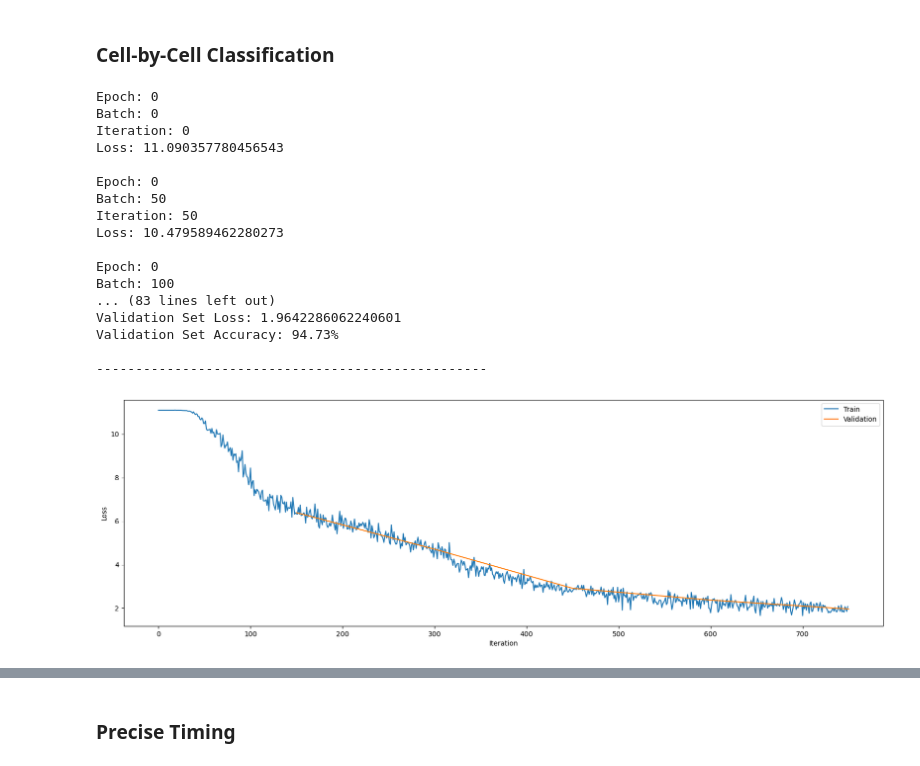
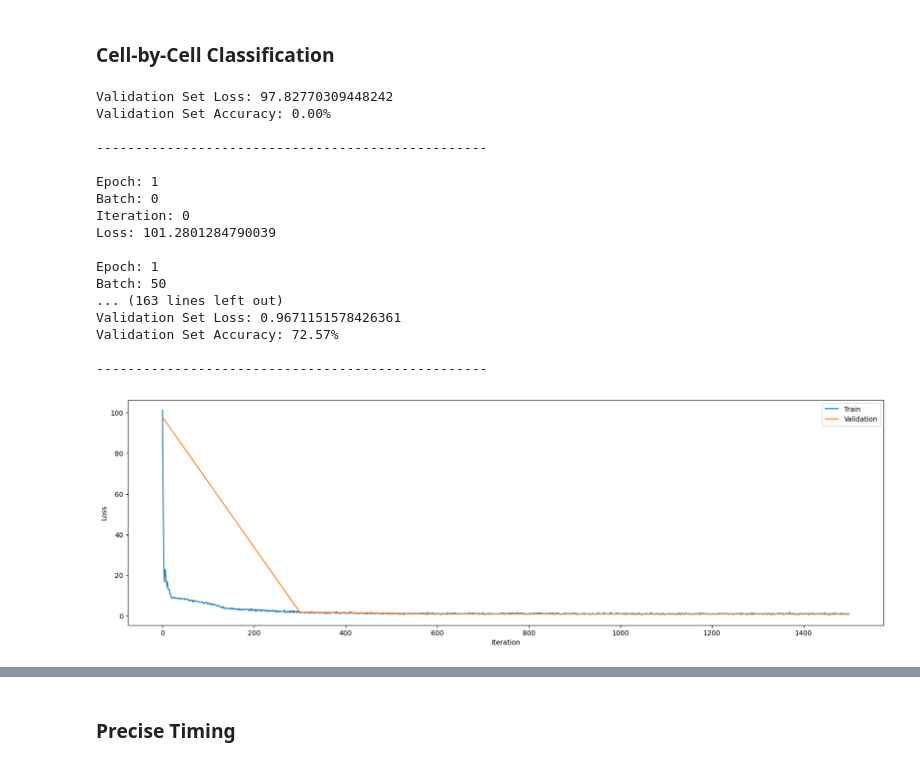
Before and after one commit to enlupi/SNN-MUC, a Jupyter notebook: SNN/SNN_Classifier.ipynb, the cells around one changed output, grey strips where cells are left out. Saved outputs shown, nothing was run; the diff lists cells and outputs as text; code cells hidden in the pictures.

```diff
--- a/SNN/SNN_Classifier.ipynb
+++ b/SNN/SNN_Classifier.ipynb
@@ -31,5 +36,5 @@ In this first simplified scenario, we will simulate events taken in a 4x4 cell m
 # %%
-n_evt = 15000
+n_evt = 30000
 n_evt_test = 3000
 n_evt_val = 3000
 
@@ -551,6 +709,6 @@ def accuracy_set(net, data_loader, loss_fn, accuracy_type, batch_size, timing, l
 # %%
 def train_net(net, train_loader, val_loader, num_epochs, loss_fn, optimizer, accuracy_type,
-              batch_size, linearise=True, timing=False, use_membrane=False):
+              num_steps, batch_size, linearise=True, timing=False, use_membrane=False):
 
     net.to(device)
 
@@ -559,6 +717,16 @@ def train_net(net, train_loader, val_loader, num_epochs, loss_fn, optimizer, acc
     acc_val_hist = []
 
     iter_counter = 0
+
+    # Validation
+    mean_loss_val, acc_val, _ = accuracy_set(net, val_loader, loss_fn, accuracy_type, num_steps,
+                                             batch_size, False, timing, linearise, use_membrane)
+
+    loss_val_hist.append(mean_loss_val)
+    acc_val_hist.append(acc_val)
+    print(f"Validation Set Loss: {mean_loss_val}")
+    print(f"Validation Set Accuracy: {100 *acc_val:.2f}%")
+    print("\n--------------------------------------------------\n")
 
     for epoch in range(num_epochs):
         net.train()
@@ -594,7 +762,7 @@ def train_net(net, train_loader, val_loader, num_epochs, loss_fn, optimizer, acc
             loss_hist.append(loss_val.item())
 
             if iter_counter % 50 == 0:
-                print("Epoch:", epoch)
+                print("Epoch:", epoch+1)
                 print("Batch:", batch_counter)
                 print("Iteration:", iter_counter)
                 print("Loss:", loss_val.item(),"\n")
@@ -603,8 +771,8 @@ def train_net(net, train_loader, val_loader, num_epochs, loss_fn, optimizer, acc
             iter_counter += 1
 
         # Validation
-        mean_loss_val, acc_val = accuracy_set(net, val_loader, loss_fn, accuracy_type,
-                                              batch_size, timing, linearise, use_membrane)
+        mean_loss_val, acc_val, _ = accuracy_set(net, val_loader, loss_fn, accuracy_type, num_steps,
+                                                 batch_size, False, timing, linearise, use_membrane)
 
         loss_val_hist.append(mean_loss_val)
         acc_val_hist.append(acc_val)
@@ -772,44 +894,56 @@ net = Net(num_inputs, num_hidden, num_outputs_cell, num_steps).to(device)
+# %%
+num_inputs = 16
+num_hidden = 100
+num_output = 32
+timesteps  = 40
+learnable  = True
+beta       = 0.8
+threshold  = 1.0
+alpha      = 0.8
+
+net = Net_Syn_1L(num_inputs, num_hidden, num_output, timesteps, learnable, beta, threshold, alpha).to(device)
 # %%
 loss_fn = Multi_loss(2, SF.ce_count_loss(), False)
-accuracy_type = 'cell'
-optimizer = torch.optim.Adam(net.parameters(), lr=5e-4, betas=(0.9, 0.999))
+accuracy_type = 'cell_per_evt'
+optimizer = torch.optim.Adam(net.parameters(), lr=2e-3, betas=(0.9, 0.999))
 num_epochs = 5
 
 loss_hist, loss_val_hist, acc_val_hist = train_net(net,
                                                    train_loader, val_loader,
                                                    num_epochs, loss_fn, optimizer,
-                                                   accuracy_type, batch_size)
+                                                   accuracy_type, timesteps, batch_size,
+                                                   True, False, False)
 # %% [output]
-Epoch: 0
+Validation Set Loss: 97.82770309448242
+Validation Set Accuracy: 0.00%
+
+--------------------------------------------------
+
+Epoch: 1
 Batch: 0
 Iteration: 0
-Loss: 11.090357780456543
+Loss: 101.2801284790039
 
-Epoch: 0
+Epoch: 1
 Batch: 50
-Iteration: 50
-Loss: 10.479589462280273
-
-Epoch: 0
-Batch: 100
-... (83 lines left out)
-Validation Set Loss: 1.9642286062240601
-Validation Set Accuracy: 94.73%
+... (163 lines left out)
+Validation Set Loss: 0.9671151578426361
+Validation Set Accuracy: 72.57%
 
 --------------------------------------------------
 # %%
 # Plot Loss
 fig = plt.figure(facecolor="w", figsize=(20, 6))
 x1 = np.arange(n_evt/batch_size*num_epochs)
-x2 = np.arange(n_evt/batch_size, n_evt/batch_size*num_epochs+1, n_evt/batch_size)
+x2 = np.arange(0, n_evt/batch_size*num_epochs+1, n_evt/batch_size)
 plt.plot(x1, loss_hist,     label='Train')
 plt.plot(x2, loss_val_hist, label='Validation')
 plt.xlabel("Iteration")
 plt.ylabel("Loss")
 plt.legend()
 plt.show()
 # %% [output]
-[figure, old version]
+[figure, new version]
 # %%
 # Plot accuracy
 fig = plt.figure(facecolor="w", figsize=(20, 6))
```
Also changed, not shown: parts of 59 cells of this notebook.
